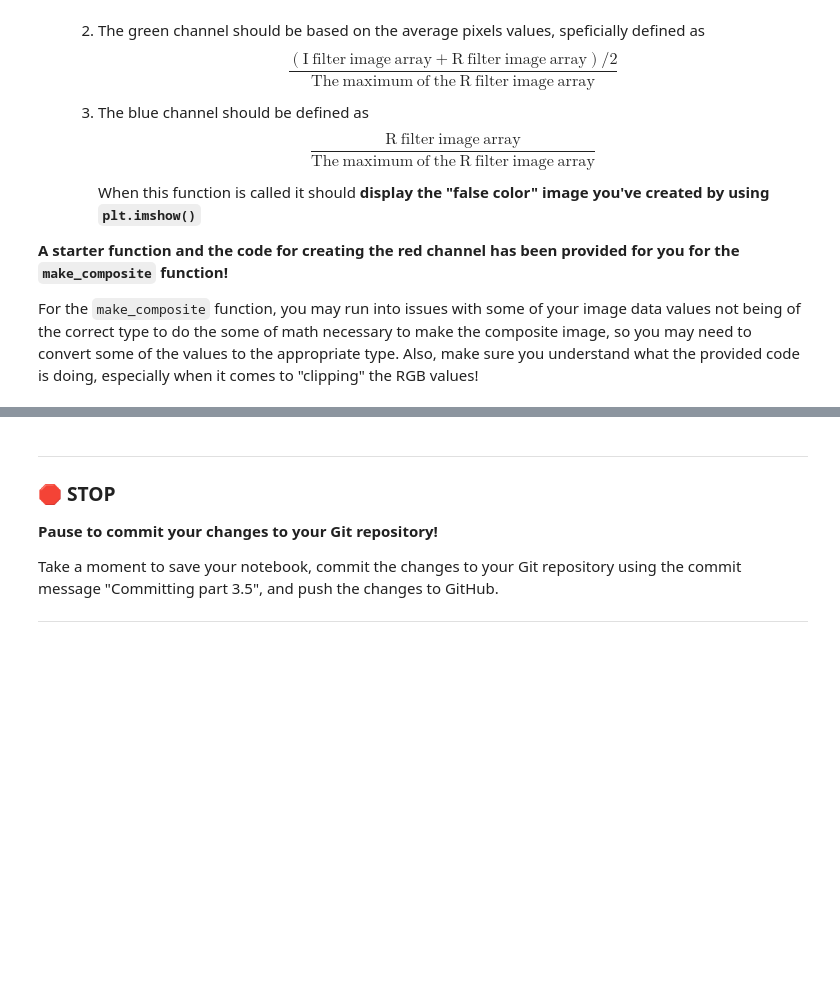
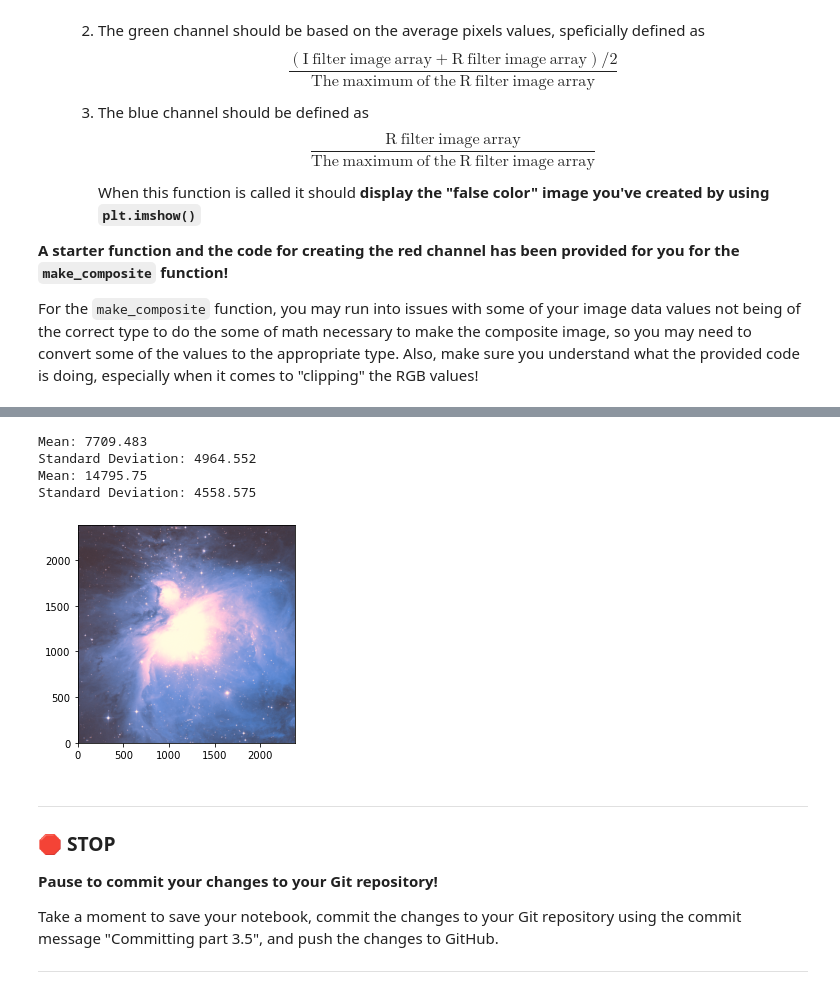
Before and after one commit to volekjac/cmse202-s21-turnin, a Jupyter notebook: hw-01/HW-01_GitPracticeDebuggingAndPythonPackages-STUDENT.ipynb, the cells around one changed output, grey strips where cells are left out. Cells and saved outputs as stored; diff of their text form; code cells hidden in the pictures; blank space fills up the shorter version.

```diff
--- a/hw-01/HW-01_GitPracticeDebuggingAndPythonPackages-STUDENT.ipynb
+++ b/hw-01/HW-01_GitPracticeDebuggingAndPythonPackages-STUDENT.ipynb
@@ -412,7 +438,27 @@ Now that you've been able to read, manipulate, and display FITS file images, we'
 
 For the `make_composite` function, you may run into issues with some of your image data values not being of the correct type to do the some of math necessary to make the composite image, so you may need to convert some of the values to the appropriate type. Also, make sure you understand what the provided code is doing, especially when it comes to "clipping" the RGB values!
 # %%
-# Write the three functions described above.
+#Define the load images function and parameters
+def load_images(f1, f2):
+    #Get both data sets
+    data1 = fits.getdata(f1, ext = 0)
+    data2 = fits.getdata(f2, ext = 0)
+
+    #Create a dictionary that takes file name as keys and data arrays as values
+    dictionary = {}
+    dictionary[f1] = data1
+    dictionary[f2] = data2
+    return dictionary
+
+#Define calc states function
+def calc_stats(im_dict):
+    #Go through each key in dictionary
+    for f in im_dict:
+
+        #Print the mean and std for each key rounded to 3 decimals.
+        print("Mean:", round(np.mean(im_dict[f]), 3))
+        print("Standard Deviation:", round(np.std(im_dict[f]),3))
+
 
 # Here is a starting point for the "make_composite" function
 def make_composite(f1, f2, im_dict):
@@ -432,11 +478,16 @@ def make_composite(f1, f2, im_dict):
     rgb[:,:,0] = (im_dict[f2].astype("float")/norm_factor) * 1.5
     rgb[:,:,0][rgb[:,:,0] > 1.0] = 1.0
 
+    #Compute the green channel and make sure nothing is over 1.0
     rgb[:,:,1] = ((im_dict[f2].astype("float") + im_dict[f1].astype("float"))/2) / norm_factor
     rgb[:,:,1][rgb[:,:,1] > 1.0] = 1.0
 
+    #Compute the blue channel and make sure nothing is over 1.0
     rgb[:,:,2] = (im_dict[f1].astype("float")/norm_factor)
     rgb[:,:,2][rgb[:,:,2] > 1.0] = 1.0
+
+    #Plot the rgb values
+    plt.imshow(rgb, origin = 'lower',cmap = 'BuPu')
 # %% [markdown]
 **&#9989; Question 16 [4 points]:** Now that you've defined your class methods, you're going to put them to use. In the following cell:
 1. Load the images using your `load_images()` function.
@@ -458,3 +507,18 @@ image_data_ir = np.random.exponential(600,size=(1000,1000))
+# %%
+#Read in the data sets with load_images function
+new_dict = load_images("m42_40min_ir.fits", "m42_40min_red.fits")
+
+#Print the stats for each data set in dictionary
+calc_stats(new_dict)
+
+#Adjust the RGB values and plot the result using make composite function.
+make_composite( "m42_40min_red.fits", "m42_40min_ir.fits", new_dict)
+# %% [output]
+Mean: 7709.483
+Standard Deviation: 4964.552
+Mean: 14795.75
+Standard Deviation: 4558.575
+[figure, added]
 # %% [markdown]
 ---
 ### &#128721; STOP
```
Also changed, not shown: parts of 9 cells of this notebook.
